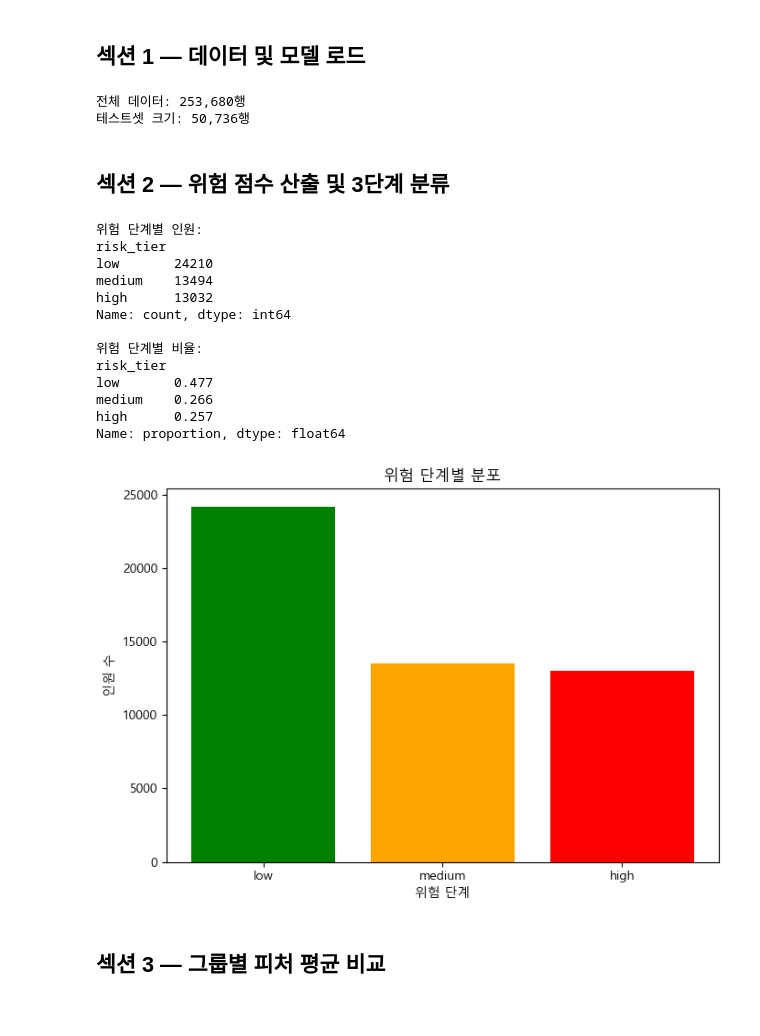
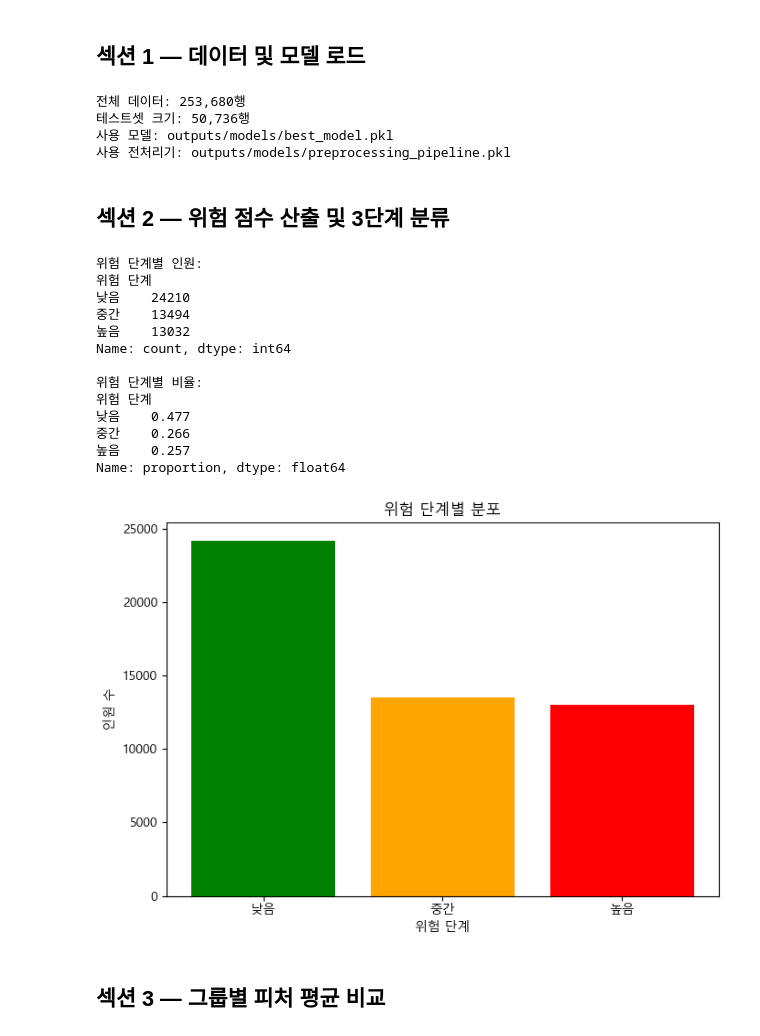
Before and after one commit to seah1006/-diabetes-risk-classification, a Jupyter notebook: diabetes_project/notebooks/04_decision.ipynb, the cells around one changed output. Cells and saved outputs as stored; diff of their text form; code cells hidden in the pictures.

```diff
--- a/diabetes_project/notebooks/04_decision.ipynb
+++ b/diabetes_project/notebooks/04_decision.ipynb
@@ -6,18 +6,26 @@
 # %% [markdown]
 ## 섹션 1 — 데이터 및 모델 로드
 # %%
+from pathlib import Path
+import sys
+
+import joblib
+import matplotlib
+import matplotlib.pyplot as plt
+import numpy as np
 import pandas as pd
-import numpy as np
-import matplotlib.pyplot as plt
-import matplotlib
-import joblib
-from sklearn.metrics import precision_recall_curve, roc_auc_score, recall_score
+from sklearn.metrics import precision_recall_curve, recall_score
+
+sys.path.append(str(Path('..').resolve()))
+from src.preprocessing import ZScoreClipper
 
 matplotlib.rcParams['font.family'] = 'Malgun Gothic'
 matplotlib.rcParams['axes.unicode_minus'] = False
 
-best_model = joblib.load('../outputs/models/best_model.pkl')
-X_train, X_test, y_train, y_test = joblib.load('../outputs/models/train_test_split.pkl')
+MODEL_DIR = Path('../outputs/models')
+best_model = joblib.load(MODEL_DIR / 'best_model.pkl')
+preprocessing_pipeline = joblib.load(MODEL_DIR / 'preprocessing_pipeline.pkl')
+X_train, X_test, y_train, y_test = joblib.load(MODEL_DIR / 'train_test_split.pkl')
 
 df = pd.read_csv('../data/diabetes_indicators.csv')
 X = df.drop('Diabetes_binary', axis=1)
@@ -28,9 +36,13 @@ X_test_model = pd.DataFrame(X_test, columns=feature_names)
 
 print(f'전체 데이터: {len(df):,}행')
 print(f'테스트셋 크기: {len(y_test):,}행')
+print('사용 모델: outputs/models/best_model.pkl')
+print('사용 전처리기: outputs/models/preprocessing_pipeline.pkl')
 # %% [output]
 전체 데이터: 253,680행
 테스트셋 크기: 50,736행
+사용 모델: outputs/models/best_model.pkl
+사용 전처리기: outputs/models/preprocessing_pipeline.pkl
 # %% [markdown]
 ## 섹션 2 — 위험 점수 산출 및 3단계 분류
 # %%
@@ -43,47 +55,49 @@ prob_df = pd.DataFrame({
 
 def classify_risk(prob):
     if prob >= 0.6:
-        return 'high'
+        return '높음'
     elif prob >= 0.3:
-        return 'medium'
-    return 'low'
+        return '중간'
+    return '낮음'
 
 prob_df['risk_tier'] = prob_df['prob'].apply(classify_risk)
 
 tier_counts = prob_df['risk_tier'].value_counts()
 tier_ratios = prob_df['risk_tier'].value_counts(normalize=True).round(3)
+tier_counts.index.name = '위험 단계'
+tier_ratios.index.name = '위험 단계'
 
 print('위험 단계별 인원:')
 print(tier_counts)
 print('\n위험 단계별 비율:')
 print(tier_ratios)
 
 fig, ax = plt.subplots(figsize=(7, 5))
-colors = {'low': 'green', 'medium': 'orange', 'high': 'red'}
-for tier in ['low', 'medium', 'high']:
+colors = {'낮음': 'green', '중간': 'orange', '높음': 'red'}
+for tier in ['낮음', '중간', '높음']:
     count = tier_counts.get(tier, 0)
     ax.bar(tier, count, color=colors[tier])
 ax.set_title('위험 단계별 분포')
 ax.set_xlabel('위험 단계')
 ax.set_ylabel('인원 수')
 plt.tight_layout()
 plt.savefig('../outputs/figures/04_risk_tiers.png', dpi=150, bbox_inches='tight')
 plt.show()
 # %% [output]
 위험 단계별 인원:
-risk_tier
-low       24210
-medium    13494
-high      13032
+위험 단계
+낮음    24210
+중간    13494
+높음    13032
 Name: count, dtype: int64
 
 위험 단계별 비율:
-risk_tier
-low       0.477
-medium    0.266
-high      0.257
+위험 단계
+낮음    0.477
+중간    0.266
+높음    0.257
 Name: proportion, dtype: float64
-[figure, old version]
+[figure, new version]
 # %% [markdown]
 ## 섹션 3 — 그룹별 피처 평균 비교
 # %%
```
Also changed, not shown: parts of 5 cells of this notebook, 7 other files.
